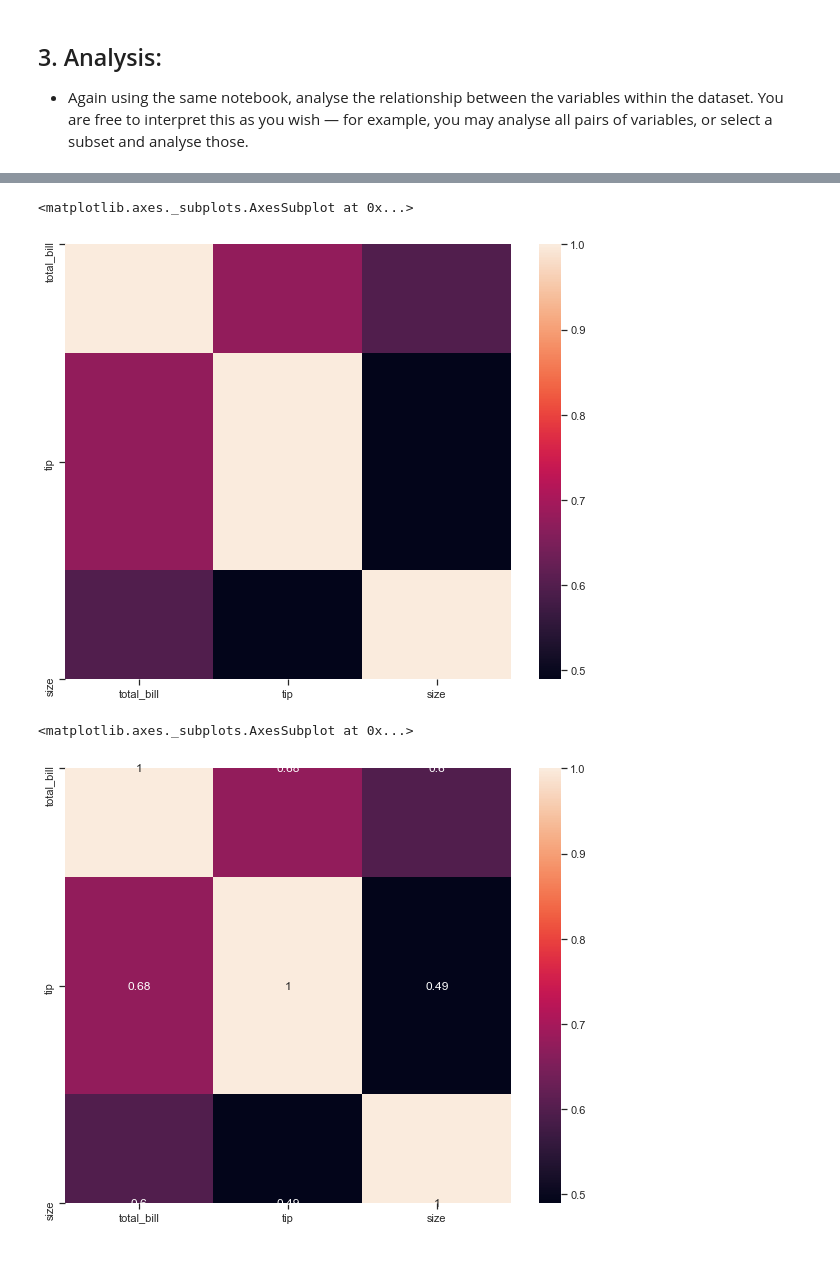
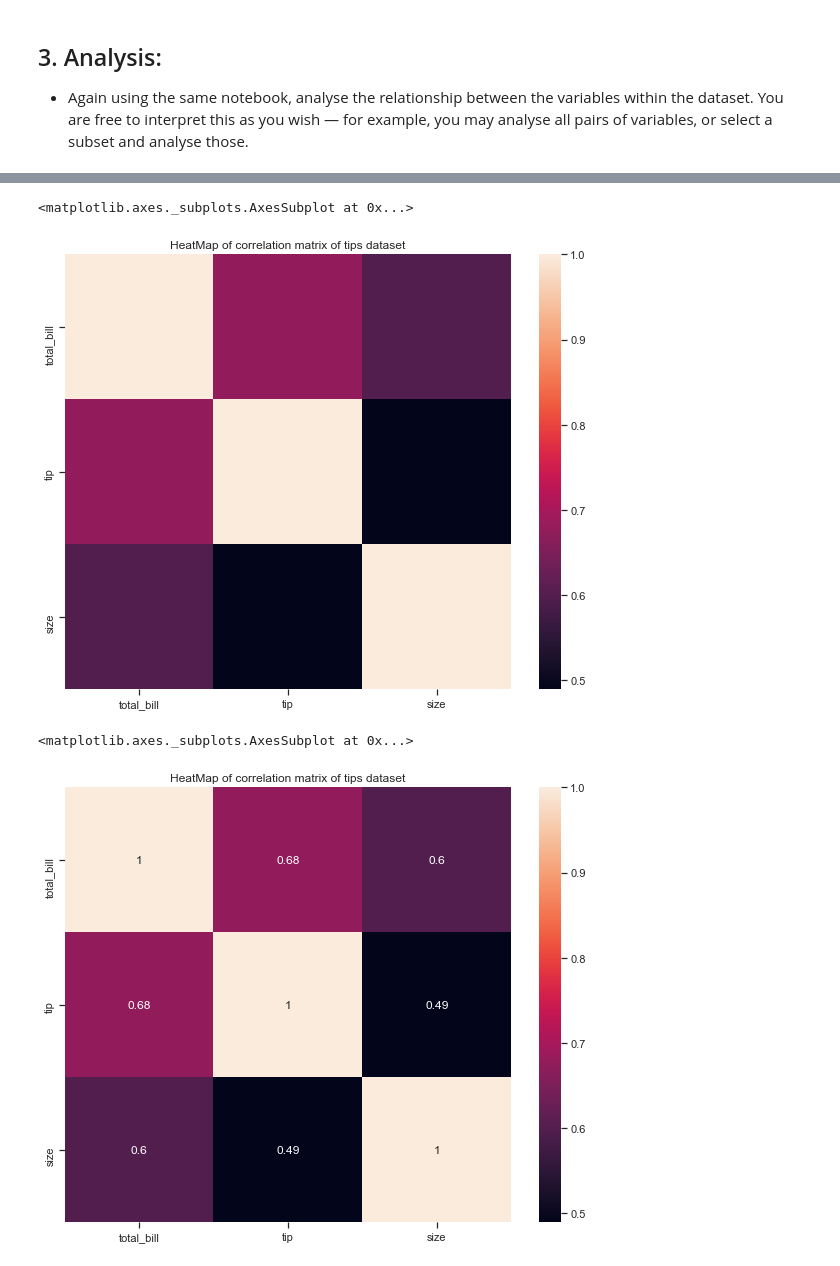
Before and after one commit to HenkT28/Fundamentals_Of_Data_Analysis_Assessment, a Jupyter notebook: Tips_Dataset.ipynb, the cells around one changed output, grey strips where cells are left out. Cells and saved outputs as stored; diff of their text form; code cells hidden in the pictures.

```diff
--- a/Tips_Dataset.ipynb
+++ b/Tips_Dataset.ipynb
@@ -258,14 +452,18 @@ Surprisingly, the Seaborn heatmap function has 18 arguments that can be used to
 # %%
 # Doing a basic correlation matrix of your data frame
+# Hitting bug - matplotlib/seaborn: first and last row cut in half of heatmap plot [see references 22 and 23]
+# Downgrade the package to 3.1.0 (matplotlib broke heatmaps)
 plt.subplots(figsize=(10,8))
+plt.title("HeatMap of correlation matrix of tips dataset")
 sns.heatmap(tips.corr())
 # %% [output]
 <matplotlib.axes._subplots.AxesSubplot at 0x...>
-[figure, old version]
+[figure, new version]
 # %%
 # And using the annotation argument
 plt.subplots(figsize=(10,8))
+plt.title("HeatMap of correlation matrix of tips dataset")
 sns.heatmap(tips.corr(), annot=True)
 # %% [output]
 <matplotlib.axes._subplots.AxesSubplot at 0x...>
-[figure, old version]
+[figure, new version]
```
Also changed, not shown: parts of 55 cells of this notebook, 4 other files.
